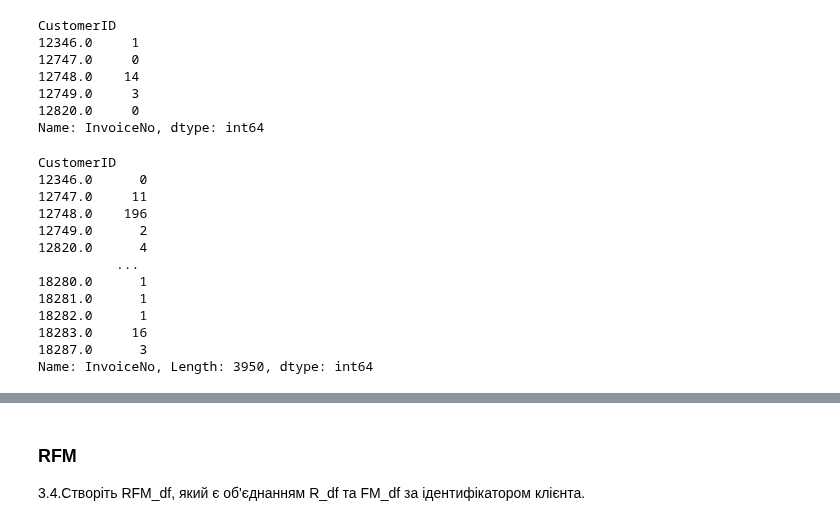
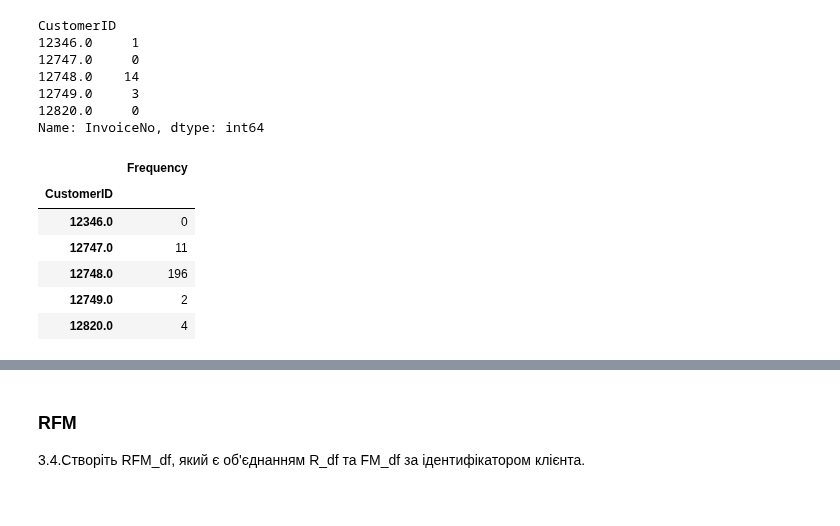
Before and after one commit to dmytrovelychko/rd_ds_python, a Jupyter notebook: hw_6.ipynb, the cells around one changed output, grey strips where cells are left out. Saved outputs shown, nothing was run; the diff lists cells and outputs as text; code cells hidden in the pictures.

```diff
--- a/hw_6.ipynb
+++ b/hw_6.ipynb
@@ -360,19 +360,15 @@ CustomerID
 12749.0     3
 12820.0     0
 Name: InvoiceNo, dtype: int64
-# %%
-cid_invoice_raw_count - 2*cid_invoice_cancelled_count
-# %% [output]
-CustomerID
-12346.0      0
-12747.0     11
-12748.0    196
-12749.0      2
-12820.0      4
-          ...
-18280.0      1
-18281.0      1
-18282.0      1
-18283.0     16
-18287.0      3
-Name: InvoiceNo, Length: 3950, dtype: int64
+# %%
+FM_df = (cid_invoice_raw_count - 2*cid_invoice_cancelled_count).to_frame()
+FM_df.columns = ["Frequency"]
+FM_df.head()
+# %% [output]
+|  | Frequency |
+| CustomerID |  |
+| 12346.0 | 0 |
+| 12747.0 | 11 |
+| 12748.0 | 196 |
+| 12749.0 | 2 |
+| 12820.0 | 4 |
```
Also changed, not shown: parts of 7 cells of this notebook.
